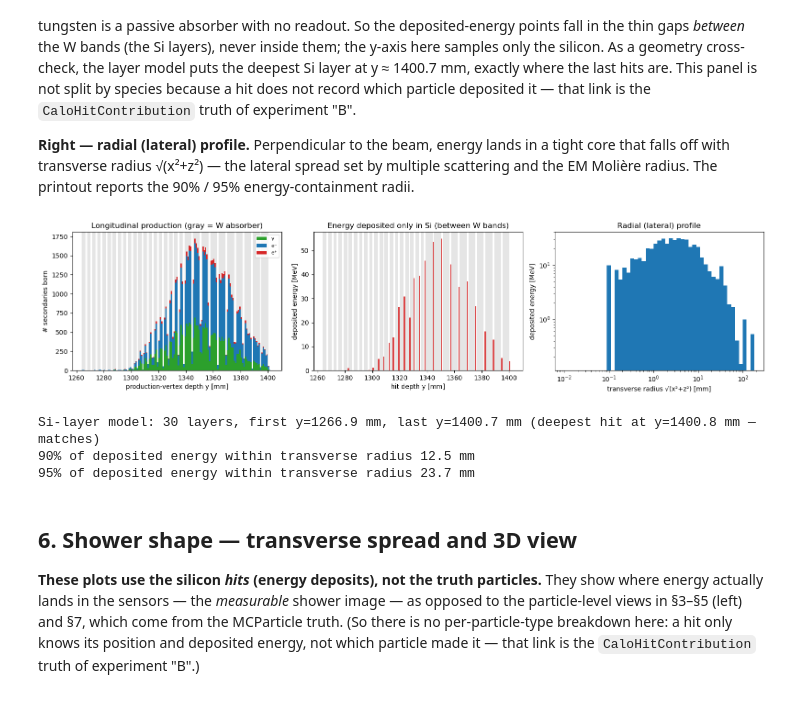
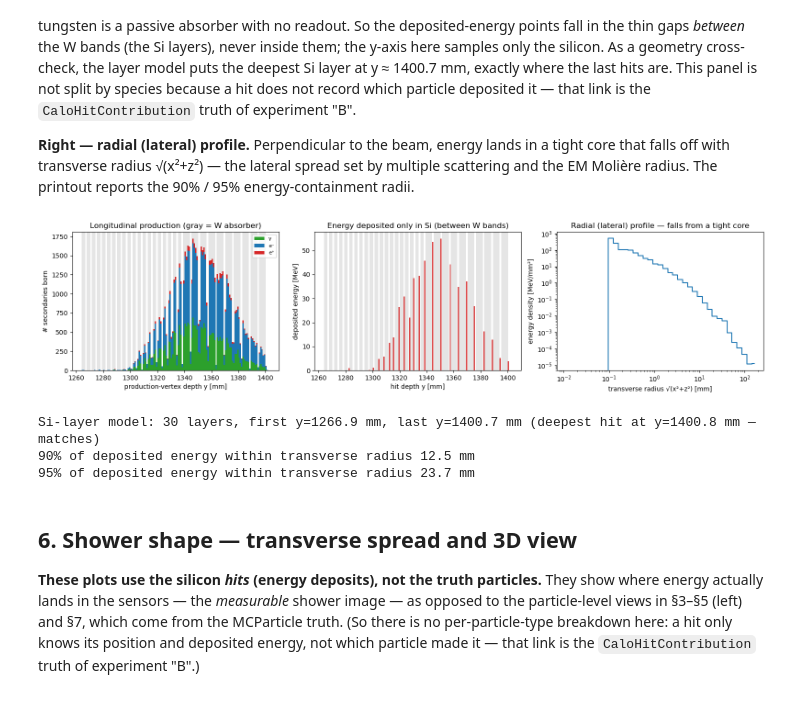
Before and after one commit to murtaza-safdari/CALOMAPS, a Jupyter notebook: notebooks/04_shower_4vectors.ipynb, the cells around one changed output. Saved outputs shown, nothing was run; the diff lists cells and outputs as text; code cells hidden in the pictures.

```diff
--- a/notebooks/04_shower_4vectors.ipynb
+++ b/notebooks/04_shower_4vectors.ipynb
@@ -368,39 +370,42 @@ def draw_W(a):
         a.axvspan(lo, hi, color="0.6", alpha=0.25, lw=0)
 
 species = [(pdg == 22, "γ", "#2ca02c"), (pdg == 11, "e⁻", "#1f77b4"), (pdg == -11, "e⁺", "#d62728")]
 dbins = np.linspace(rmin, 1403, 140)
 fig, ax = plt.subplots(1, 3, figsize=(16, 4))
 
 # (a) production by species, stacked, with the W bands behind
 draw_W(ax[0])
 inwin = (vsy > rmin) & (vsy < 1403)
 ax[0].hist([vsy[m & inwin] for m, _, _ in species], bins=dbins, stacked=True,
            label=[lab for _, lab, _ in species], color=[c for _, _, c in species])
 ax[0].set_xlabel("production-vertex depth y [mm]"); ax[0].set_ylabel("# secondaries born")
 ax[0].set_title("Longitudinal production (gray = W absorber)"); ax[0].legend(fontsize=8)
 
 # (b) energy deposition (hits) -- only in Si, i.e. in the gaps between the W bands
 draw_W(ax[1])
 ax[1].hist(hy, bins=dbins, weights=he * 1000, color="#d62728", alpha=0.85)
 ax[1].set_xlabel("hit depth y [mm]"); ax[1].set_ylabel("deposited energy [MeV]")
 ax[1].set_title("Energy deposited only in Si (between W bands)")
 
-# (c) radial / lateral profile
+# (c) radial / lateral profile -- energy DENSITY (per unit area) so it falls from the core
 rho = np.hypot(hx, hz)   # transverse distance from the +y beam axis
-rb = np.logspace(np.log10(max(rho[rho > 0].min(), 1e-2)), np.log10(rho.max() + 1), 50)
-ax[2].hist(rho, bins=rb, weights=he * 1000, color="#1f77b4")
+rb = np.logspace(np.log10(max(rho[rho > 0].min(), 1e-2)), np.log10(rho.max() + 1), 40)
+e_shell, _ = np.histogram(rho, bins=rb, weights=he * 1000)        # MeV per annular shell
+area = np.pi * (rb[1:]**2 - rb[:-1]**2)                           # shell area, mm^2
+rc = np.sqrt(rb[1:] * rb[:-1])
+ax[2].plot(rc, e_shell / area, drawstyle="steps-mid", color="#1f77b4")
 ax[2].set_xscale("log"); ax[2].set_yscale("log")
-ax[2].set_xlabel("transverse radius √(x²+z²) [mm]"); ax[2].set_ylabel("deposited energy [MeV]")
-ax[2].set_title("Radial (lateral) profile")
+ax[2].set_xlabel("transverse radius √(x²+z²) [mm]"); ax[2].set_ylabel("energy density [MeV/mm²]")
+ax[2].set_title("Radial (lateral) profile — falls from a tight core")
 plt.tight_layout(); plt.show()
 
 print(f"Si-layer model: {len(si_pos)} layers, first y={si_pos[0]:.1f} mm, last y={si_pos[-1]:.1f} mm "
       f"(deepest hit at y={hy.max():.1f} mm — matches)")
 o = np.argsort(rho); cumE = np.cumsum(he[o]) / he.sum(); rsort = np.sort(rho)
 for frac in (0.90, 0.95):
     print(f"{frac:.0%} of deposited energy within transverse radius {rsort[np.searchsorted(cumE, frac)]:.1f} mm")
 # %% [output]
-[figure, old version]
+[figure, new version]
 Si-layer model: 30 layers, first y=1266.9 mm, last y=1400.7 mm (deepest hit at y=1400.8 mm — matches)
 90% of deposited energy within transverse radius 12.5 mm
 95% of deposited energy within transverse radius 23.7 mm
```
Also changed, not shown: parts of 4 cells of this notebook.
